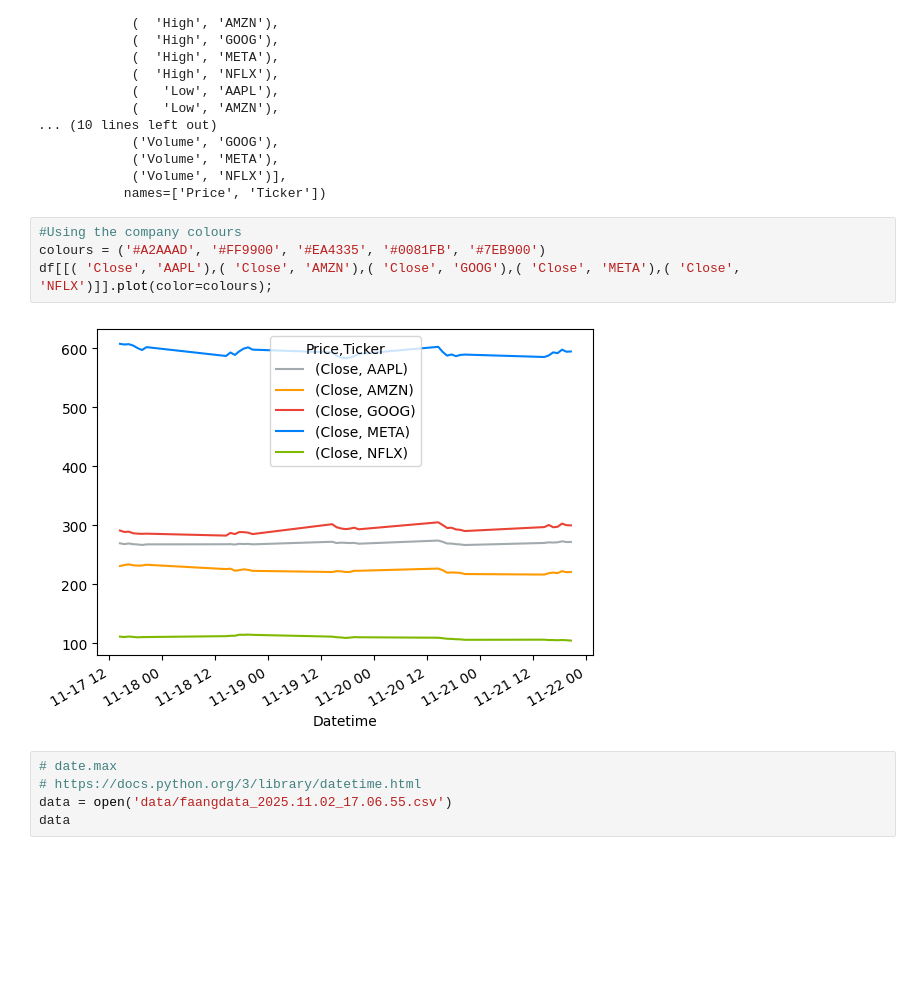
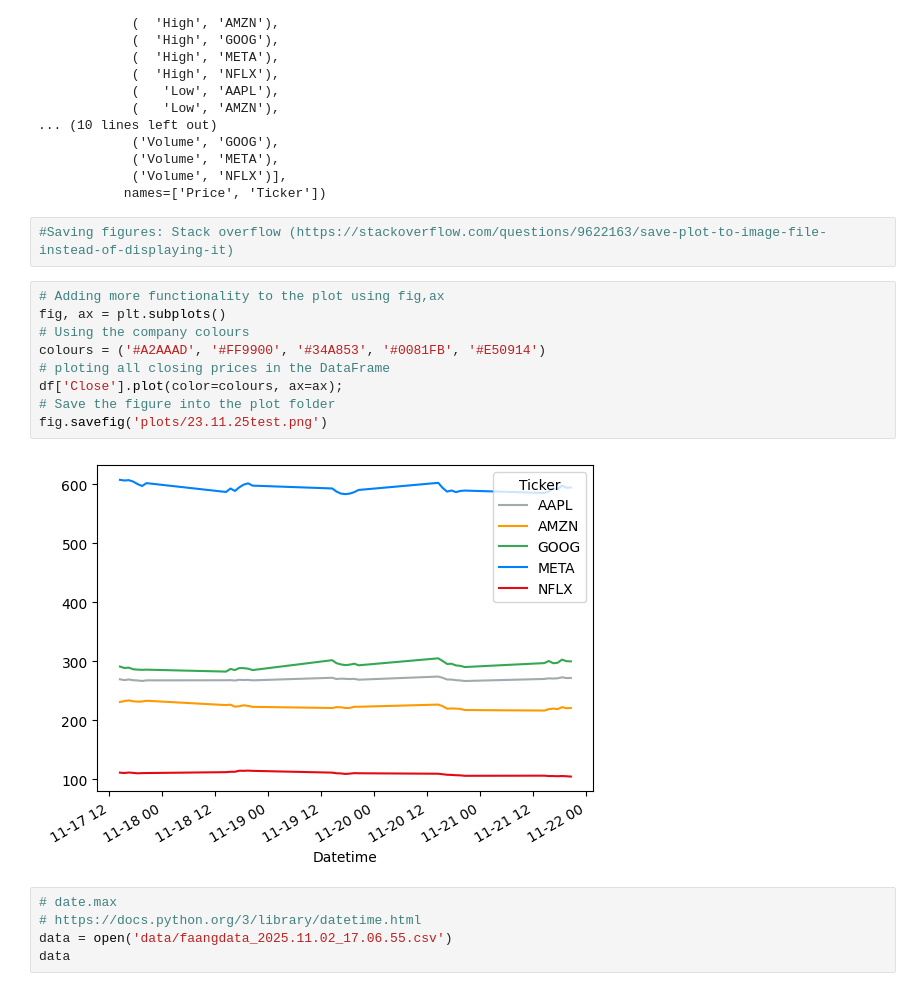
Before and after one commit to FaolanH/computer-infrastructure-assessment, a Jupyter notebook: problems.ipynb, the cells around one changed output. Cells and saved outputs as stored; diff of their text form; blank space fills up the shorter version.

Commit message:
saving the plot in the plots folder

```diff
--- a/problems.ipynb
+++ b/problems.ipynb
@@ -137,12 +137,19 @@ MultiIndex([( 'Close', 'AAPL'),
             ('Volume', 'META'),
             ('Volume', 'NFLX')],
            names=['Price', 'Ticker'])
+# %%
+#Saving figures: Stack overflow (https://stackoverflow.com/questions/9622163/save-plot-to-image-file-instead-of-displaying-it)
 # %%
-#Using the company colours
-colours = ('#A2AAAD', '#FF9900', '#EA4335', '#0081FB', '#7EB900')
-df[[( 'Close', 'AAPL'),( 'Close', 'AMZN'),( 'Close', 'GOOG'),( 'Close', 'META'),( 'Close', 'NFLX')]].plot(color=colours);
+# Adding more functionality to the plot using fig,ax
+fig, ax = plt.subplots()
+# Using the company colours
+colours = ('#A2AAAD', '#FF9900', '#34A853', '#0081FB', '#E50914')
+# ploting all closing prices in the DataFrame
+df['Close'].plot(color=colours, ax=ax);
+# Save the figure into the plot folder
+fig.savefig('plots/23.11.25test.png')
 # %% [output]
-[figure, old version]
+[figure, new version]
 # %%
 # date.max
 # https://docs.python.org/3/library/datetime.html
```
Also changed, not shown: parts of 1 cell of this notebook, 2 other files.
